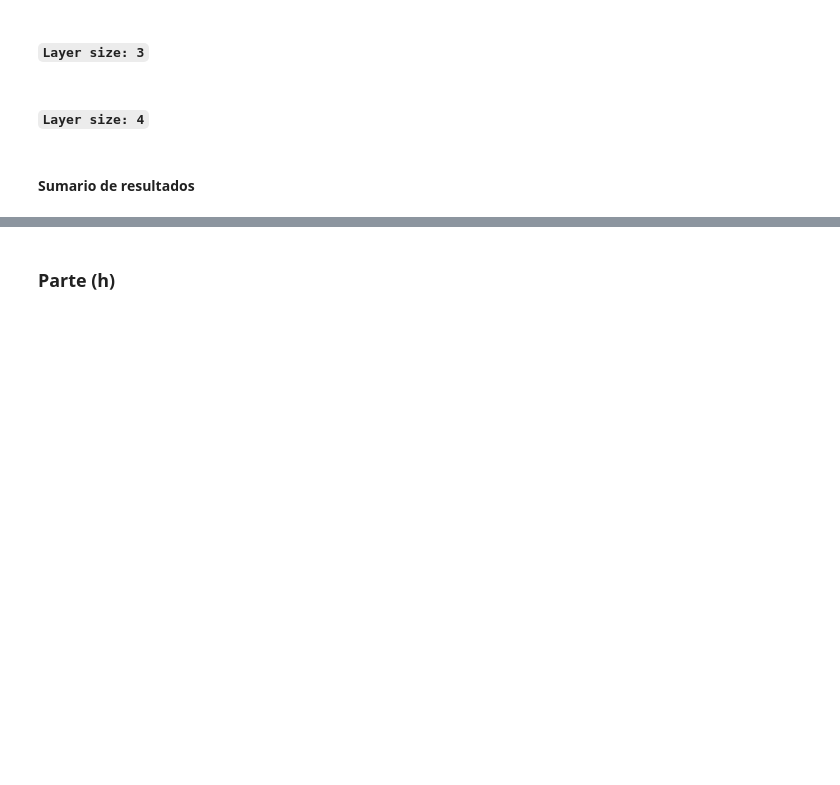
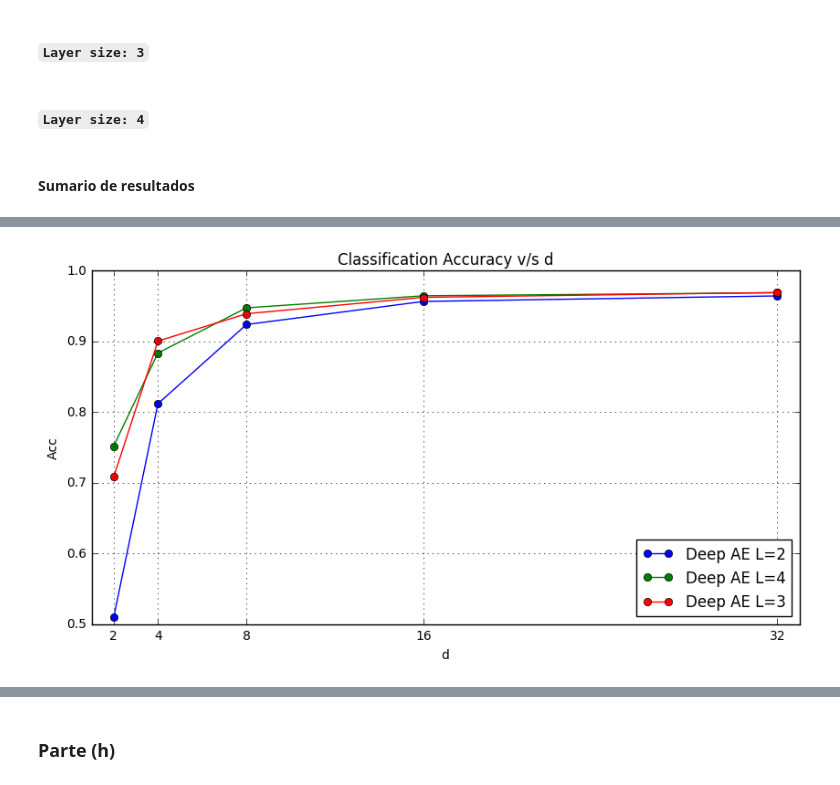
Before and after one commit to mavillan/ANN, a Jupyter notebook: tarea2/tarea2-part1.ipynb, the cells around one changed output, grey strips where cells are left out. Cells and saved outputs as stored; diff of their text form; code cells hidden in the pictures; blank space fills up the shorter version.

```diff
--- a/tarea2/tarea2-part1.ipynb
+++ b/tarea2/tarea2-part1.ipynb
@@ -741,0 +769,5 @@ show_results(data_dict, [2,4,8,16,32], xlabel='d', ylabel='RecErr', title='Recon
+# %%
+data_dict = {'Deep AE L=2': ca_dae_2L, 'Deep AE L=3': ca_dae_3L, 'Deep AE L=4': ca_dae_4L}
+show_results(data_dict, [2,4,8,16,32], xlabel='d', ylabel='Acc', title='Classification Accuracy v/s d', loc=4)
+# %% [output]
+[figure, added]
```
Also changed, not shown: parts of 18 cells of this notebook.
